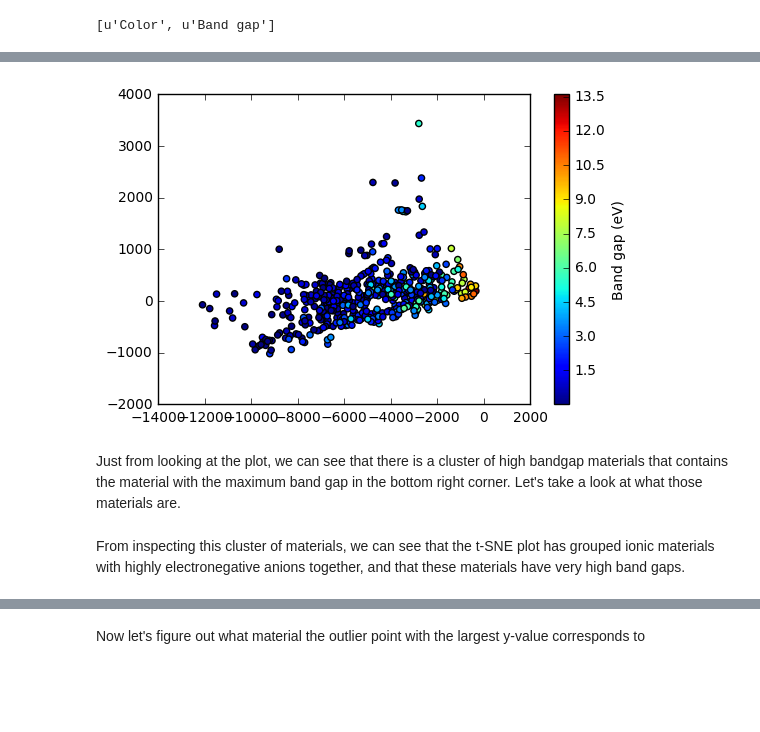
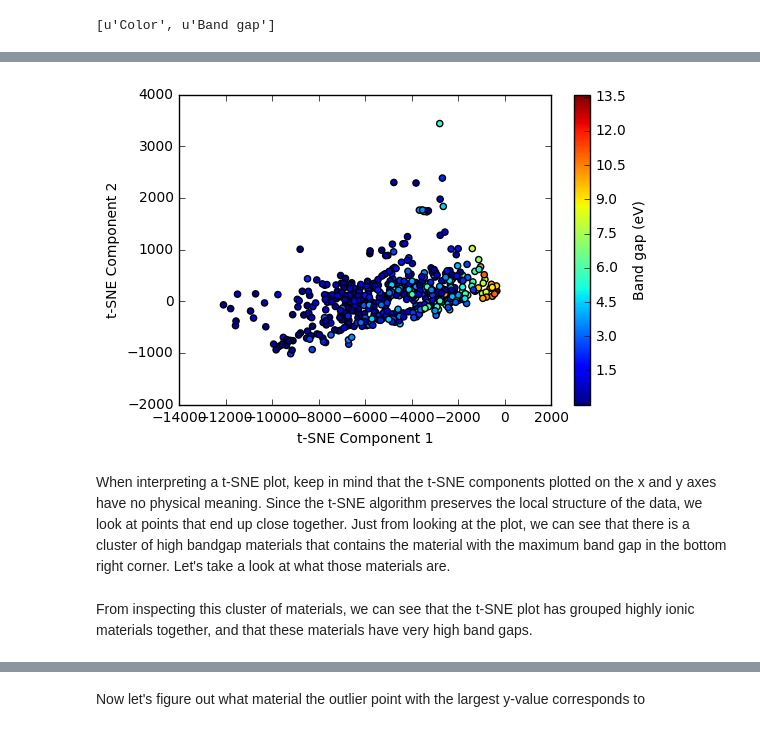
Before and after one commit to CitrineInformatics/learn-citrination, a Jupyter notebook: t-SNE API.ipynb, the cells around one changed output, grey strips where cells are left out. Drawn from its saved outputs; the diff is of its cells as text; code cells hidden in the pictures; blank space fills up the shorter version.

```diff
--- a/t-SNE API.ipynb
+++ b/t-SNE API.ipynb
@@ -22,11 +32,13 @@ The `tsne` call returns a dictionary where the top level keys correspond to the
 # %%
 plt.scatter(tsne["Band gap"]['x'], tsne["Band gap"]['y'], c=tsne["Band gap"]['z'])
 plt.colorbar(label="Band gap (eV)")
+plt.xlabel("t-SNE Component 1")
+plt.ylabel("t-SNE Component 2")
 plt.show()
 # %% [output]
-[figure, old version]
+[figure, new version]
 # %% [markdown]
-Just from looking at the plot, we can see that there is a cluster of high bandgap materials that contains the material with the maximum band gap in the bottom right corner. Let's take a look at what those materials are.
+When interpreting a t-SNE plot, keep in mind that the t-SNE components plotted on the x and y axes have no physical meaning. Since the t-SNE algorithm preserves the local structure of the data, we look at points that end up close together. Just from looking at the plot, we can see that there is a cluster of high bandgap materials that contains the material with the maximum band gap in the bottom right corner. Let's take a look at what those materials are.
 # %%
 # Load the coordinates and band gap values into a numpy array
 coordinates_and_bg = np.zeros((len(tsne["Band gap"]['x']), 3))
@@ -40,5 +54,5 @@ def find_most_similar_materials(index, coordinates, n_materials=10):
 # %% [markdown]
-From inspecting this cluster of materials, we can see that the t-SNE plot has grouped ionic materials with highly electronegative anions together, and that these materials have very high band gaps.
+From inspecting this cluster of materials, we can see that the t-SNE plot has grouped highly ionic materials together, and that these materials have very high band gaps.
 # %%
 # Get the index of the maximum band gap material
 max_bg_index = np.argmax(coordinates_and_bg, axis=0)[2]
```
Also changed, not shown: parts of 9 cells of this notebook.
